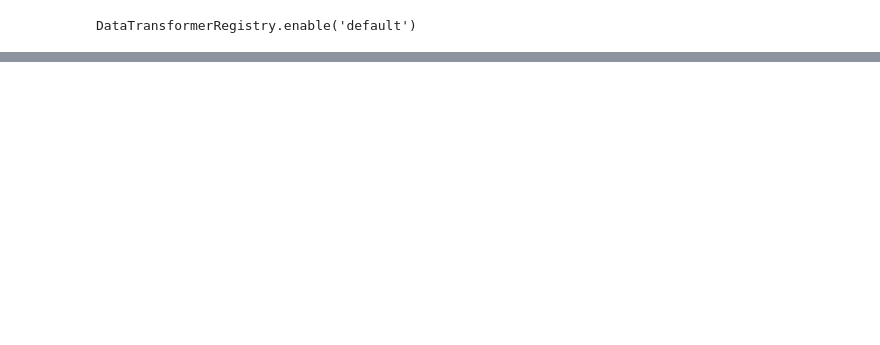
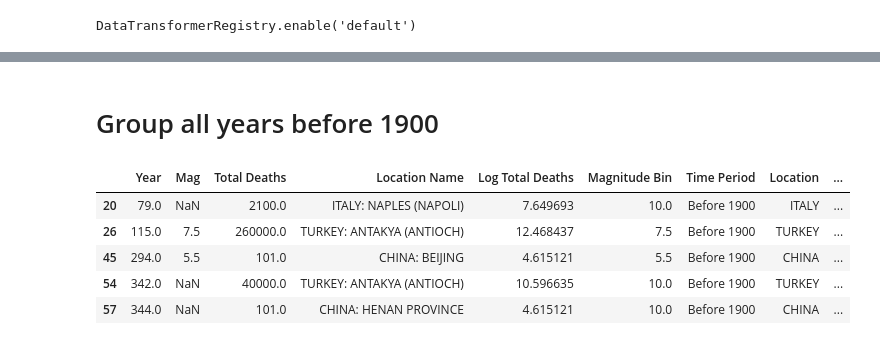
Before and after one commit to jearcher/209_final_project, a Jupyter notebook: notebooks/scratch_josh.ipynb, the cells around one changed output, grey strips where cells are left out. Cells and saved outputs as stored; diff of their text form; code cells hidden in the pictures; blank space fills up the shorter version.

```diff
--- a/notebooks/scratch_josh.ipynb
+++ b/notebooks/scratch_josh.ipynb
@@ -127,0 +129,17 @@ alt.Chart(quake_deaths).mark_rect().encode(
+# %%
+time_period = []
+for i in quake_deaths['Year']:
+    if i < 1900:
+        time_period.append("Before 1900")
+    elif i >= 1900 and i < 1925:
+        time_period.append("1900-1924")
+    elif i >= 1925 and i < 1950:
+        time_period.append("1925-1950")
+    elif i >= 1950 and i < 1975:
+        time_period.append("1950-1974")
+    elif i >= 1975 and i < 2000:
+        time_period.append("1975-1999")
+    else:
+        time_period.append("2000-2021")
+
+quake_deaths["Time Period"] = time_period
@@ -127,0 +155,21 @@ alt.Chart(quake_deaths).mark_rect().encode(
+# %% [markdown]
+# Group all years before 1900
+# %%
+df = quake_deaths.copy(deep=True)
+
+years = []
+for i in df["Year"]:
+    if i < 1900:
+        years.append("Before 1900")
+    else:
+        years.append(i)
+
+df["Year (N)"] = years
+df.head()
+# %% [output]
+|  | Year | Mag | Total Deaths | Location Name | Log Total Deaths | Magnitude Bin | Time Period | Location | ... |
+| 20 | 79.0 | NaN | 2100.0 | ITALY: NAPLES (NAPOLI) | 7.649693 | 10.0 | Before 1900 | ITALY | ... |
+| 26 | 115.0 | 7.5 | 260000.0 | TURKEY: ANTAKYA (ANTIOCH) | 12.468437 | 7.5 | Before 1900 | TURKEY | ... |
+| 45 | 294.0 | 5.5 | 101.0 | CHINA: BEIJING | 4.615121 | 5.5 | Before 1900 | CHINA | ... |
+| 54 | 342.0 | NaN | 40000.0 | TURKEY: ANTAKYA (ANTIOCH) | 10.596635 | 10.0 | Before 1900 | TURKEY | ... |
+| 57 | 344.0 | NaN | 101.0 | CHINA: HENAN PROVINCE | 4.615121 | 10.0 | Before 1900 | CHINA | ... |
```
Also changed, not shown: parts of 20 cells of this notebook.
